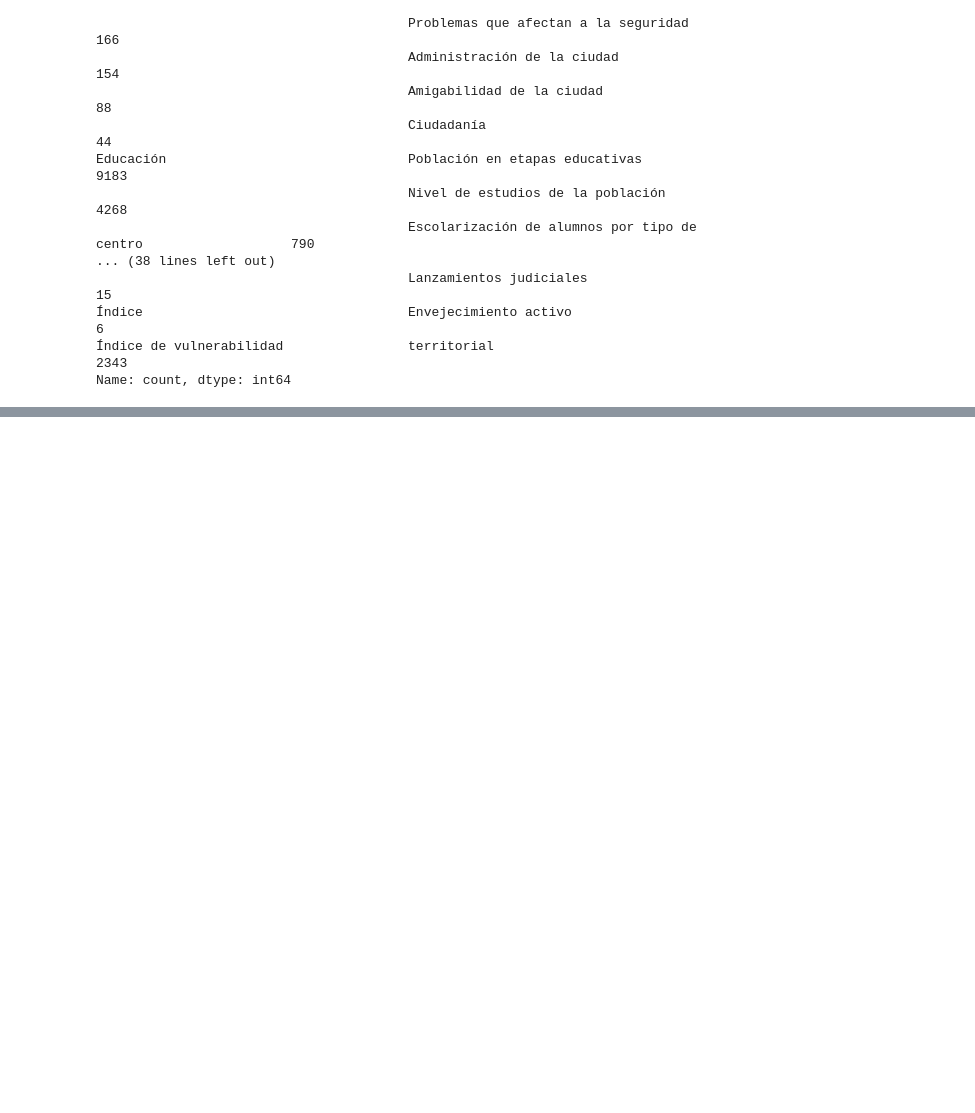
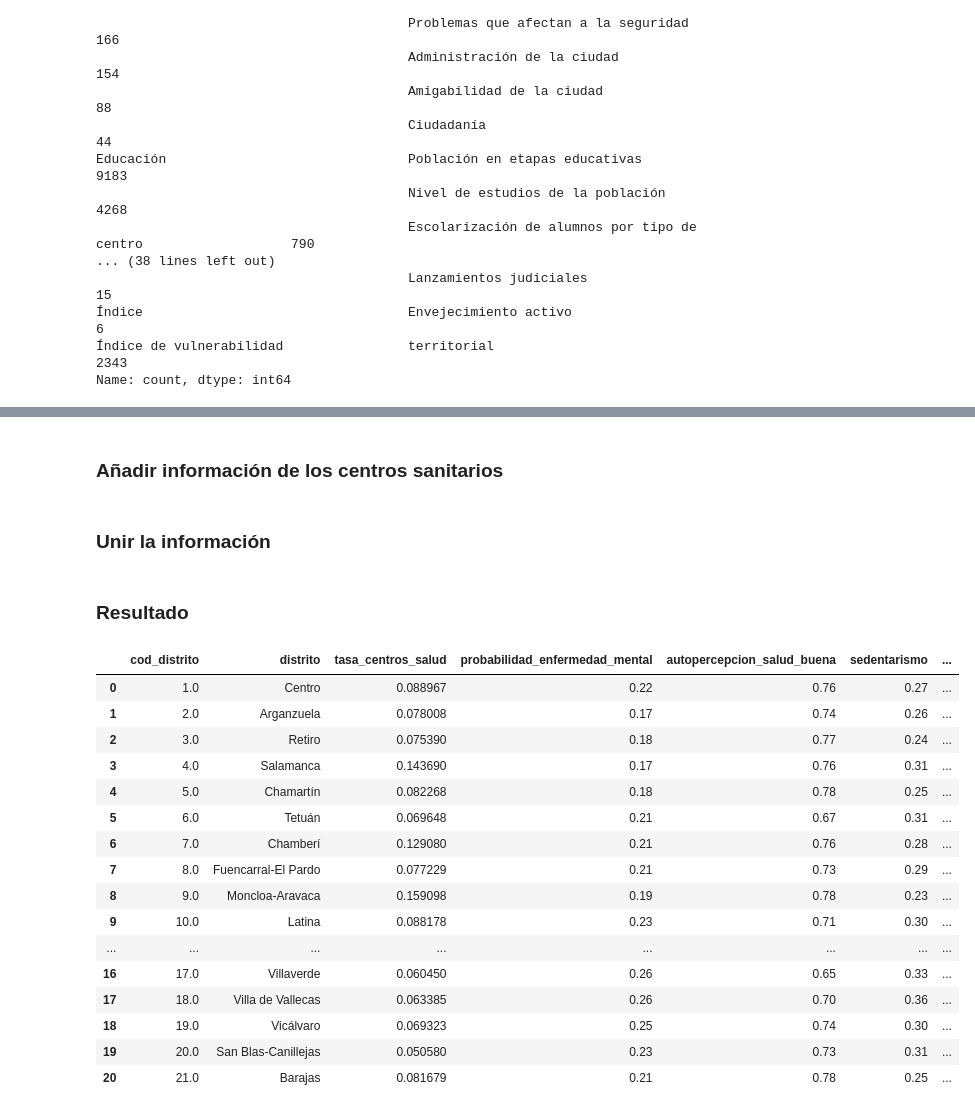
Before and after one commit to almudenaolg/Desigualdad-Distritos-Madrid, a Jupyter notebook: code/exploratory.ipynb, the cells around one changed output, grey strips where cells are left out. Saved outputs shown, nothing was run; the diff lists cells and outputs as text; code cells hidden in the pictures; blank space fills up the shorter version.

```diff
--- a/code/exploratory.ipynb
+++ b/code/exploratory.ipynb
@@ -155,0 +323,8 @@ df_distritos
+# %%
+# Simplificar el nombre de los indicadores
+df_salud.rename(columns={
+    'Autopercepción de buen estado de salud  (porcentaje respuesta muy buena + buena)': 'autopercepcion_salud_buena',
+    'Probabilidad de padecer enfermedad mental (GHQ-12)          (2018. EMS)': 'probabilidad_enfermedad_mental',
+    'Presencia de enfermedad crónica':'presencia_enfermedad_cronica'}, inplace=True)
+# Estandarizar los nombres de las columnas
+estandarizar_columnas(df_salud)
@@ -155,0 +333,51 @@ df_distritos
+# %%
+#Calcular la esperanza de vida media por distritos
+df_salud['esperanza_vida'] = df_salud[['esperanza_de_vida_al_nacer_hombres', 'esperanza_de_vida_al_nacer_mujeres']].mean(axis=1)
+df_salud.drop(['esperanza_de_vida_al_nacer_hombres', 'esperanza_de_vida_al_nacer_mujeres'], axis=1, inplace=True)
+# %% [markdown]
+### Añadir información de los centros sanitarios
+# %%
+# Cargar la información de la base de datos
+df_centros_salud = pd.read_csv('../data/centros-atencion-medica.csv', sep=';', encoding='latin1')
+
+# Hacer la preparación necesaria de los datos para unir los dataframes
+df_centros_salud.columns = df_centros_salud.columns.str.lower().str.replace('-', '_')
+df_centros_salud = df_centros_salud[['nombre', 'cod_distrito']]
+# Calcular el recuento de centros por distrito
+df_centros_salud = df_centros_salud.groupby('cod_distrito').size().reset_index(name='recuento_centros')
+# %% [markdown]
+### Unir la información
+# %%
+# Realizar el merge para tener el recuento de centros sanitarios en el dataframe de salud
+df_salud = pd.merge(df_salud, df_centros_salud, on='cod_distrito', how='left')
+
+# Calcular la tasa de centros por mil habitantes
+df_salud['tasa_centros_salud'] = (df_salud['recuento_centros'] / df_salud['numero_habitantes']) * 1000
+
+# Seleccionar las columnas finales
+df_salud = df_salud[['cod_distrito', 'distrito', 'tasa_centros_salud',
+                     'probabilidad_enfermedad_mental',
+                     'autopercepcion_salud_buena',
+                     'sedentarismo', 'presencia_enfermedad_cronica', 'esperanza_vida']]
+# %% [markdown]
+### Resultado
+# %%
+df_salud
+# %% [output]
+|  | cod_distrito | distrito | tasa_centros_salud | probabilidad_enfermedad_mental | autopercepcion_salud_buena | sedentarismo | ... |
+| 0 | 1.0 | Centro | 0.088967 | 0.22 | 0.76 | 0.27 | ... |
+| 1 | 2.0 | Arganzuela | 0.078008 | 0.17 | 0.74 | 0.26 | ... |
+| 2 | 3.0 | Retiro | 0.075390 | 0.18 | 0.77 | 0.24 | ... |
+| 3 | 4.0 | Salamanca | 0.143690 | 0.17 | 0.76 | 0.31 | ... |
+| 4 | 5.0 | Chamartín | 0.082268 | 0.18 | 0.78 | 0.25 | ... |
+| 5 | 6.0 | Tetuán | 0.069648 | 0.21 | 0.67 | 0.31 | ... |
+| 6 | 7.0 | Chamberí | 0.129080 | 0.21 | 0.76 | 0.28 | ... |
+| 7 | 8.0 | Fuencarral-El Pardo | 0.077229 | 0.21 | 0.73 | 0.29 | ... |
+| 8 | 9.0 | Moncloa-Aravaca | 0.159098 | 0.19 | 0.78 | 0.23 | ... |
+| 9 | 10.0 | Latina | 0.088178 | 0.23 | 0.71 | 0.30 | ... |
+| ... | ... | ... | ... | ... | ... | ... | ... |
+| 16 | 17.0 | Villaverde | 0.060450 | 0.26 | 0.65 | 0.33 | ... |
+| 17 | 18.0 | Villa de Vallecas | 0.063385 | 0.26 | 0.70 | 0.36 | ... |
+| 18 | 19.0 | Vicálvaro | 0.069323 | 0.25 | 0.74 | 0.30 | ... |
+| 19 | 20.0 | San Blas-Canillejas | 0.050580 | 0.23 | 0.73 | 0.31 | ... |
+| 20 | 21.0 | Barajas | 0.081679 | 0.21 | 0.78 | 0.25 | ... |
```
Also changed, not shown: parts of 65 cells of this notebook, 5 other files.
